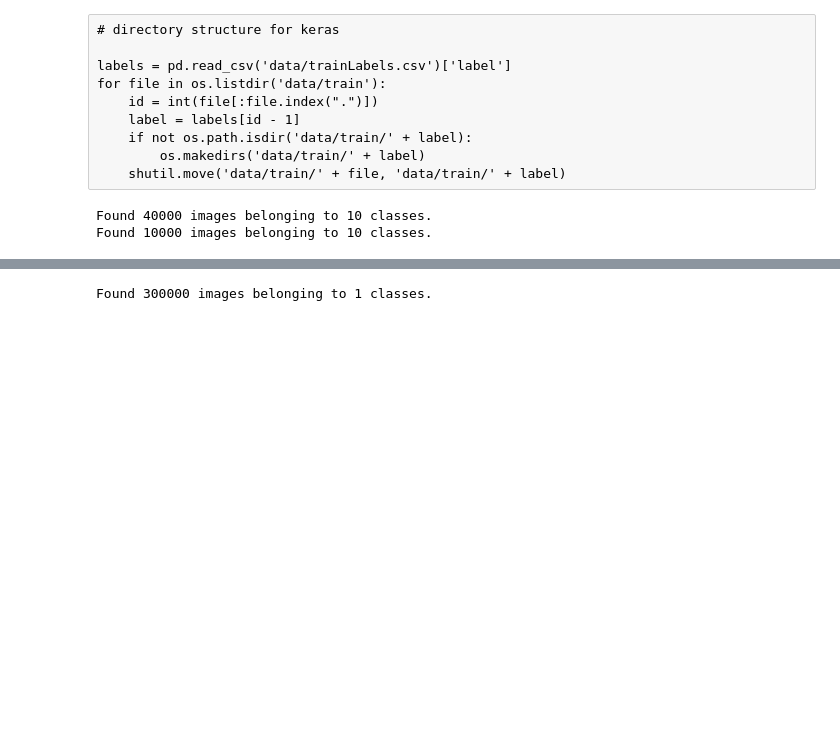
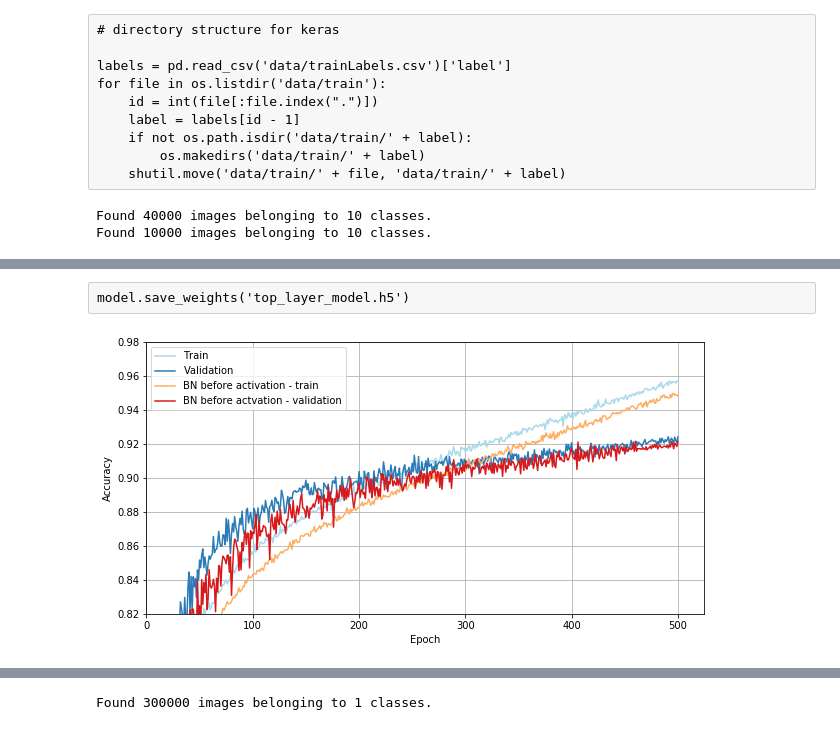
Before and after one commit to rdzanyM/CIFAR-10, a Jupyter notebook: cifar.ipynb, the cells around one changed output, grey strips where cells are left out. Drawn from its saved outputs; the diff is of its cells as text; code cells hidden in the pictures; blank space fills up the shorter version.

```diff
--- a/cifar.ipynb
+++ b/cifar.ipynb
@@ -220,0 +259,44 @@ history = model.fit(train_data,
+# %% [raw]
+model.save_weights('top_layer_model.h5')
+# %%
+import pickle
+with open('bench_acc.p', 'wb') as fp:
+    pickle.dump(history.history['accuracy'], fp)
+with open('bench_val.p', 'wb') as fp:
+    pickle.dump(history.history['val_accuracy'], fp)
+# %%
+import pickle
+with open ('bench_acc.p', 'rb') as fp:
+    acc = pickle.load(fp)
+with open('bench_val.p', 'rb') as fp:
+    val = pickle.load(fp)
+# %%
+from scipy.interpolate import UnivariateSpline
+
+f = plt.figure(figsize=(10,5))
+
+x = range(1, 501)
+y1 = history.history['accuracy']# + history2.history['accuracy']
+y2 = history.history['val_accuracy']# + history2.history['val_accuracy']
+
+#xs = np.linspace(1, 400, 1000)
+#y1s = UnivariateSpline(x, y1, s=0.002)(xs)
+#y2s = UnivariateSpline(x, y2, s=0.03)(xs)
+
+#plt.plot(xs, y1s, color='#377eb8', linewidth=2.0)
+#plt.plot(xs, y2s, color='#4daf4a', linewidth=2.0)
+plt.plot(x, acc, color='#abd9e9')
+plt.plot(x, val, color='#2c7bb6')
+plt.plot(x, y1, color='#fdae61')
+plt.plot(x, y2, color='#d7191c')
+plt.ylabel('Accuracy')
+plt.xlabel('Epoch')
+plt.legend(['Train', 'Validation', 'BN before activation - train', 'BN before actvation - validation'], loc='upper left')
+plt.ylim(0.82, 0.98)
+plt.xlim(0)
+plt.grid()
+plt.show()
+
+#f.savefig('report-bn.svg', bbox_inches='tight')
+# %% [output]
+[figure, added]
```
Also changed, not shown: parts of 24 cells of this notebook, 46 other files.
